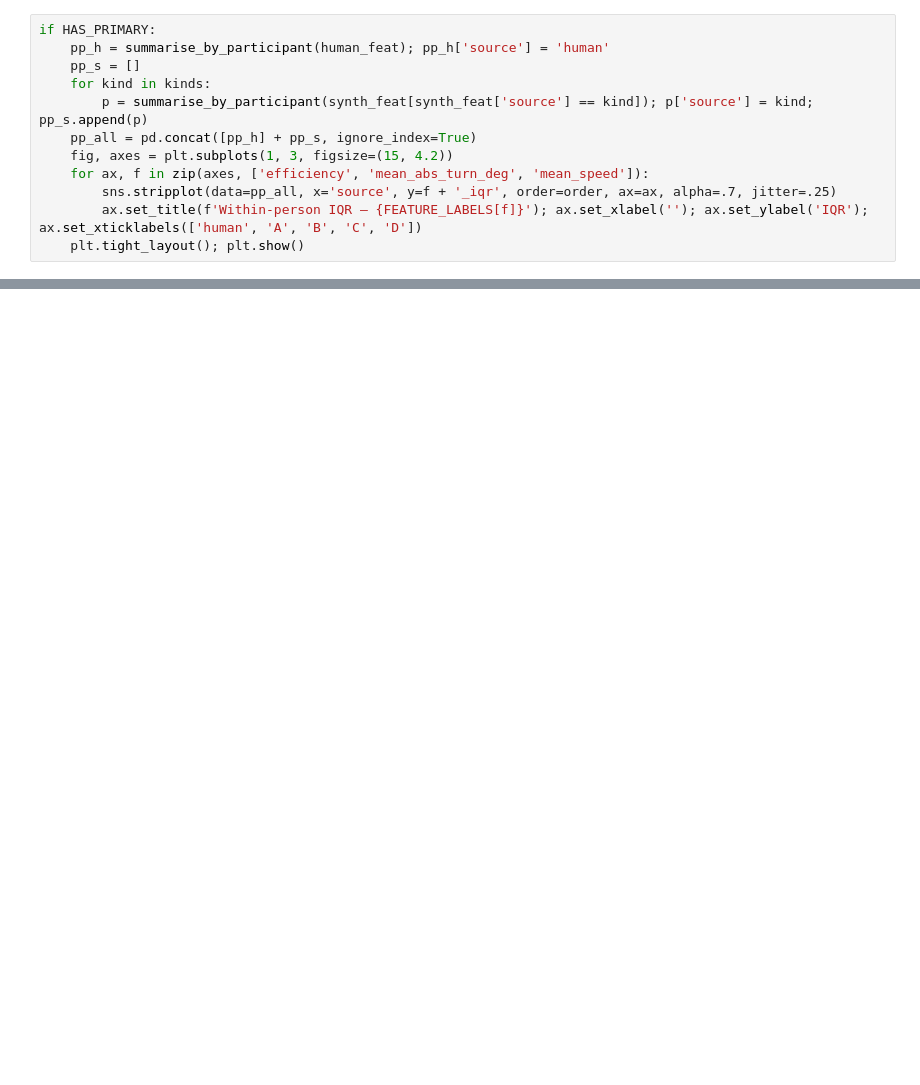
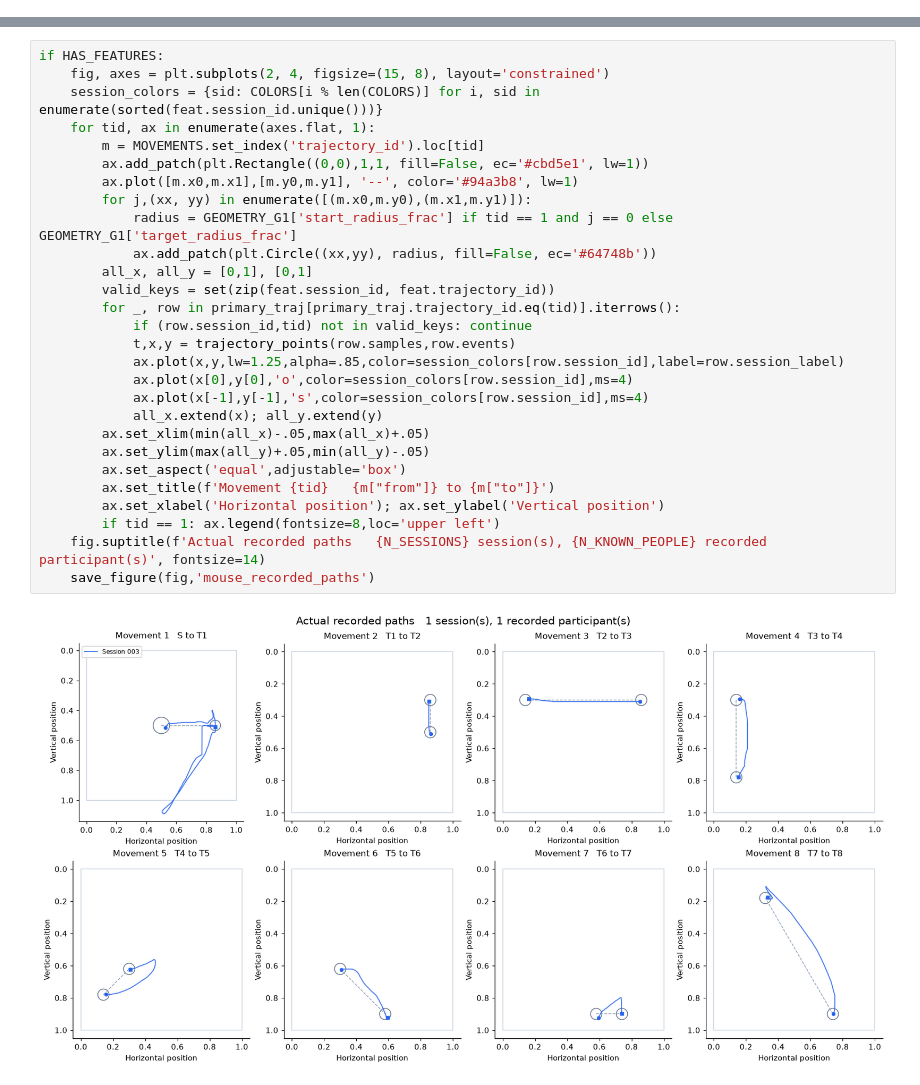
Before and after one commit to beaverjuly/DroneTask, a Jupyter notebook: analysis/mouse_qc/mouse_trajectory_analysis.ipynb, the cells around one changed output, grey strips where cells are left out. Saved outputs shown, nothing was run; the diff lists cells and outputs as text; blank space fills up the shorter version.

```diff
--- a/analysis/mouse_qc/mouse_trajectory_analysis.ipynb
+++ b/analysis/mouse_qc/mouse_trajectory_analysis.ipynb
@@ -528,12 +0,0 @@ The same comparison on the per-participant *IQR* (variability across the 8 movem
-# %%
-if HAS_PRIMARY:
-    pp_h = summarise_by_participant(human_feat); pp_h['source'] = 'human'
-    pp_s = []
-    for kind in kinds:
-        p = summarise_by_participant(synth_feat[synth_feat['source'] == kind]); p['source'] = kind; pp_s.append(p)
-    pp_all = pd.concat([pp_h] + pp_s, ignore_index=True)
-    fig, axes = plt.subplots(1, 3, figsize=(15, 4.2))
-    for ax, f in zip(axes, ['efficiency', 'mean_abs_turn_deg', 'mean_speed']):
-        sns.stripplot(data=pp_all, x='source', y=f + '_iqr', order=order, ax=ax, alpha=.7, jitter=.25)
-        ax.set_title(f'Within-person IQR — {FEATURE_LABELS[f]}'); ax.set_xlabel(''); ax.set_ylabel('IQR'); ax.set_xticklabels(['human', 'A', 'B', 'C', 'D'])
-    plt.tight_layout(); plt.show()
@@ -618,0 +241,30 @@ Session and exclusion audits written to /Users/yizj/Desktop/Desktop - beaverjuly
+# %%
+if HAS_FEATURES:
+    fig, axes = plt.subplots(2, 4, figsize=(15, 8), layout='constrained')
+    session_colors = {sid: COLORS[i % len(COLORS)] for i, sid in enumerate(sorted(feat.session_id.unique()))}
+    for tid, ax in enumerate(axes.flat, 1):
+        m = MOVEMENTS.set_index('trajectory_id').loc[tid]
+        ax.add_patch(plt.Rectangle((0,0),1,1, fill=False, ec='#cbd5e1', lw=1))
+        ax.plot([m.x0,m.x1],[m.y0,m.y1], '--', color='#94a3b8', lw=1)
+        for j,(xx, yy) in enumerate([(m.x0,m.y0),(m.x1,m.y1)]):
+            radius = GEOMETRY_G1['start_radius_frac'] if tid == 1 and j == 0 else GEOMETRY_G1['target_radius_frac']
+            ax.add_patch(plt.Circle((xx,yy), radius, fill=False, ec='#64748b'))
+        all_x, all_y = [0,1], [0,1]
+        valid_keys = set(zip(feat.session_id, feat.trajectory_id))
+        for _, row in primary_traj[primary_traj.trajectory_id.eq(tid)].iterrows():
+            if (row.session_id,tid) not in valid_keys: continue
+            t,x,y = trajectory_points(row.samples,row.events)
+            ax.plot(x,y,lw=1.25,alpha=.85,color=session_colors[row.session_id],label=row.session_label)
+            ax.plot(x[0],y[0],'o',color=session_colors[row.session_id],ms=4)
+            ax.plot(x[-1],y[-1],'s',color=session_colors[row.session_id],ms=4)
+            all_x.extend(x); all_y.extend(y)
+        ax.set_xlim(min(all_x)-.05,max(all_x)+.05)
+        ax.set_ylim(max(all_y)+.05,min(all_y)-.05)
+        ax.set_aspect('equal',adjustable='box')
+        ax.set_title(f'Movement {tid}   {m["from"]} to {m["to"]}')
+        ax.set_xlabel('Horizontal position'); ax.set_ylabel('Vertical position')
+        if tid == 1: ax.legend(fontsize=8,loc='upper left')
+    fig.suptitle(f'Actual recorded paths   {N_SESSIONS} session(s), {N_KNOWN_PEOPLE} recorded participant(s)', fontsize=14)
+    save_figure(fig,'mouse_recorded_paths')
+# %% [output]
+[figure, added]
```
Also changed, not shown: parts of 39 cells of this notebook, 12 other files.
